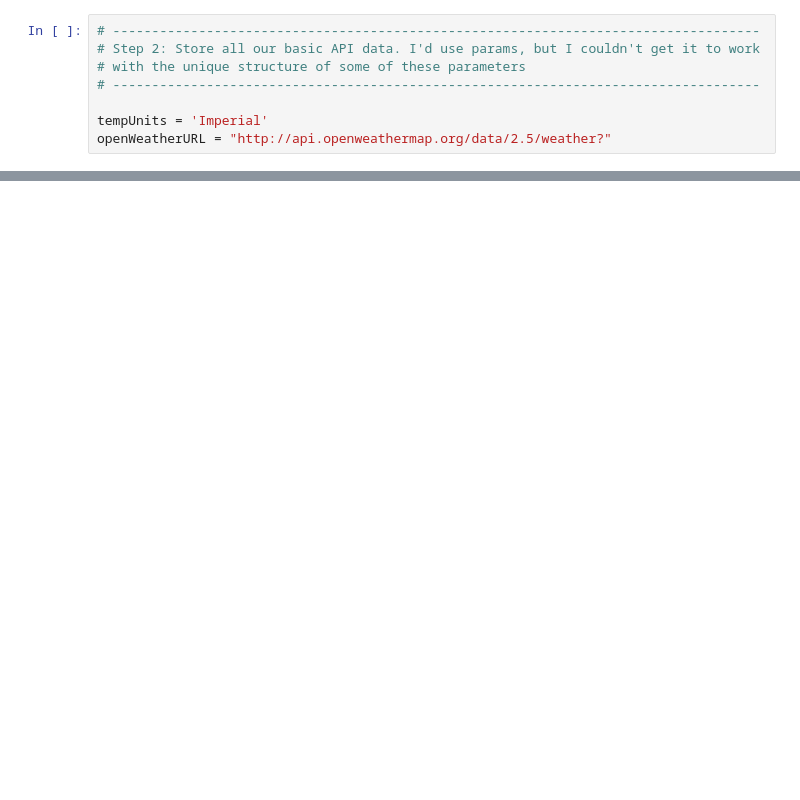
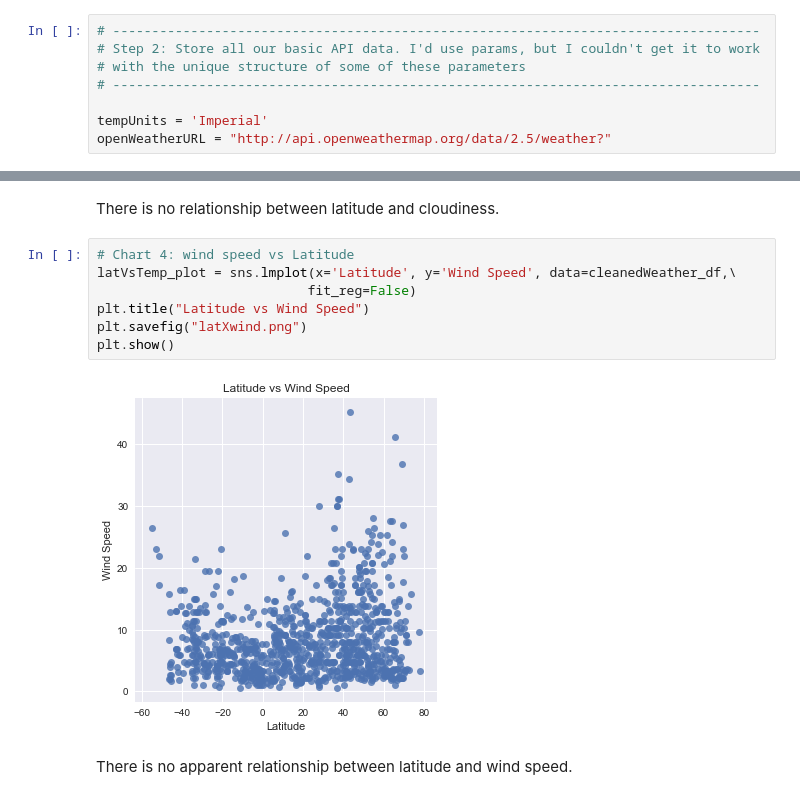
Before and after one commit to hmlanden/UCBerkeley_HomeworkAssignment6, a Jupyter notebook: WeatherPy.ipynb, the cells around one changed output, grey strips where cells are left out. Saved outputs shown, nothing was run; the diff lists cells and outputs as text; blank space fills up the shorter version.

```diff
--- a/WeatherPy.ipynb
+++ b/WeatherPy.ipynb
@@ -189,0 +197,13 @@ plt.show()
+# %% [markdown]
+There is no relationship between latitude and cloudiness.
+# %%
+# Chart 4: wind speed vs Latitude
+latVsTemp_plot = sns.lmplot(x='Latitude', y='Wind Speed', data=cleanedWeather_df,\
+                           fit_reg=False)
+plt.title("Latitude vs Wind Speed")
+plt.savefig("latXwind.png")
+plt.show()
+# %% [output]
+[figure, added]
+# %% [markdown]
+There is no apparent relationship between latitude and wind speed.
```
Also changed, not shown: parts of 10 cells of this notebook, 6 other files.
